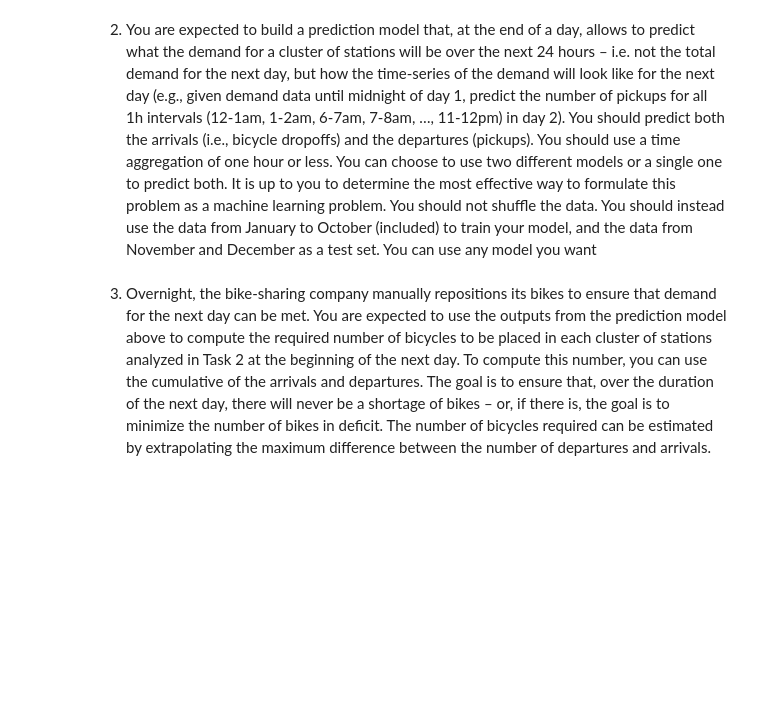
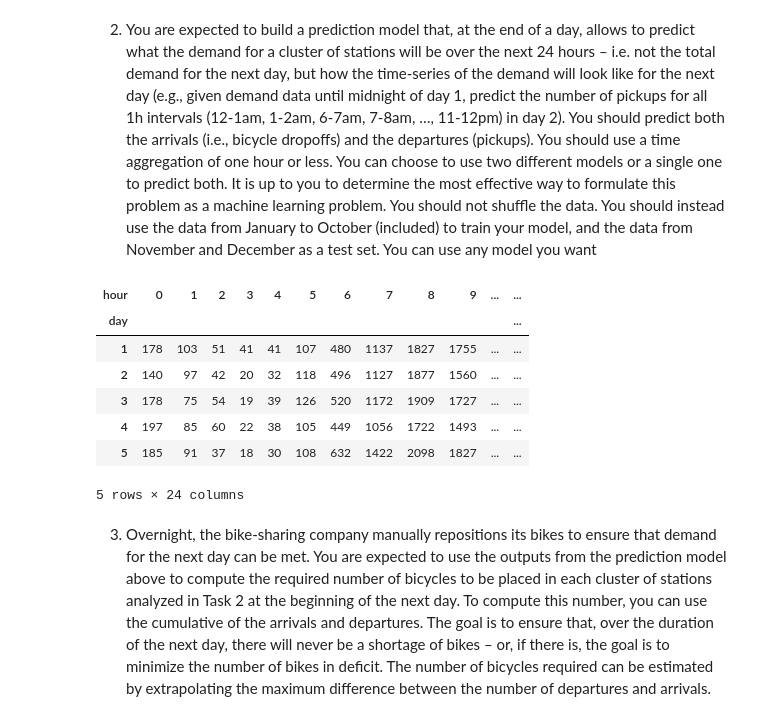
Before and after one commit to bodvarsdottirkristin/ba-group-37, a Jupyter notebook: notebooks/prediction_challenge.ipynb, the cells around one changed output. Cells and saved outputs as stored; diff of their text form; code cells hidden in the pictures; blank space fills up the shorter version.

```diff
--- a/notebooks/prediction_challenge.ipynb
+++ b/notebooks/prediction_challenge.ipynb
@@ -210,6 +210,60 @@ to determine the most effective way to formulate this problem as a machine learn
 problem. You should not shuffle the data. You should instead use the data from
 January to October (included) to train your model, and the data from November and
 December as a test set. You can use any model you want
+# %%
+# --- Assumptions ---
+
+# Station id column:
+station_col = f['start_station_id']  # adjust if different
+
+# --- Build day & hour keys ---
+f['day']  = f['starttime'].dt.day    # midnight-normalized dates (YYYY-MM-DD as Timestamp)
+f['hour'] = f['starttime'].dt.hour            # 0..23
+
+# --- Group by cluster/day/hour and pivot to day x hour ---
+grp = f.groupby(['cluster', 'day', 'hour']).size()
+
+# Make sure all 24 hours exist in every pivot
+def pivot_cluster(g):
+    df = (g.unstack('hour', fill_value=0)
+            .reindex(columns=range(24), fill_value=0))
+    return df
+
+cluster_pivot = grp.groupby(level='cluster', group_keys=False).apply(pivot_cluster)
+
+# --- Ensure all days in your year appear, even if zeros (nice for modeling) ---
+date_min = f['day'].min()
+date_max = f['day'].max()
+all_days = pd.date_range(date_min, date_max, freq='D')
+
+def reindex_days(df):
+    return df.reindex(all_days, fill_value=0)
+
+#cluster_pivot = cluster_pivot.groupby(level='cluster', group_keys=True)\
+#                             .apply(reindex_days)
+
+# Now `cluster_pivot` has a MultiIndex row (cluster, day) and columns 0..23.
+# If you prefer separate tables per cluster:
+cluster_tables = {
+    c: cluster_pivot.xs(c, level='cluster').rename_axis('day')
+    for c in cluster_pivot.index.get_level_values('cluster').unique()
+}
+
+# change the number to see for each cluster
+cluster_tables[3].head()
+
+# Optional: save each to CSV
+# for c, dfc in cluster_tables.items():
+#     dfc.to_csv(f'cluster_{c}_day_by_hour.csv', index=True)
+# %% [output]
+| hour | 0 | 1 | 2 | 3 | 4 | 5 | 6 | 7 | 8 | 9 | ... | ... |
+| day |  |  |  |  |  |  |  |  |  |  |  | ... |
+| 1 | 178 | 103 | 51 | 41 | 41 | 107 | 480 | 1137 | 1827 | 1755 | ... | ... |
+| 2 | 140 | 97 | 42 | 20 | 32 | 118 | 496 | 1127 | 1877 | 1560 | ... | ... |
+| 3 | 178 | 75 | 54 | 19 | 39 | 126 | 520 | 1172 | 1909 | 1727 | ... | ... |
+| 4 | 197 | 85 | 60 | 22 | 38 | 105 | 449 | 1056 | 1722 | 1493 | ... | ... |
+| 5 | 185 | 91 | 37 | 18 | 30 | 108 | 632 | 1422 | 2098 | 1827 | ... | ... |
+5 rows × 24 columns
 # %%
 # Byrja næsta part hér ........
 # %% [markdown]
```
